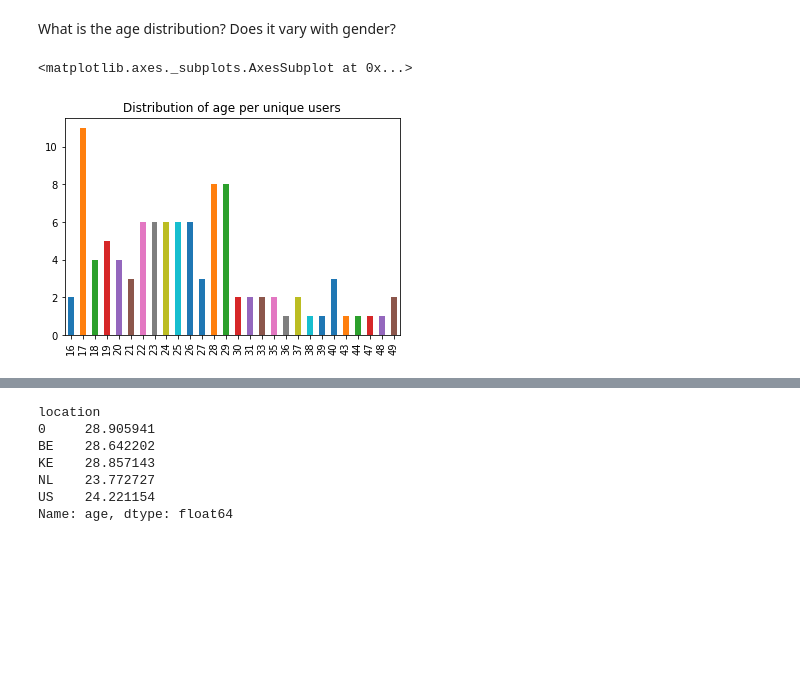
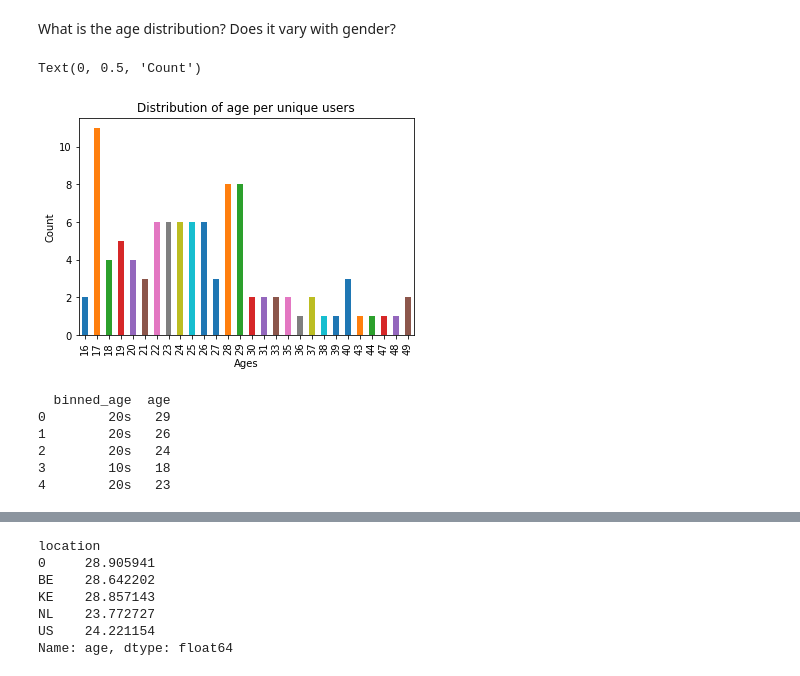
Before and after one commit to MartinaPastor/Pandas_for_data_analysis, a Jupyter notebook: Activities_analysis.ipynb, the cells around one changed output, grey strips where cells are left out. Drawn from its saved outputs; the diff is of its cells as text; code cells hidden in the pictures; blank space fills up the shorter version.

```diff
--- a/Activities_analysis.ipynb
+++ b/Activities_analysis.ipynb
@@ -215,9 +215,26 @@ The number of records forthe unspecified location is 308 .
 # %% [markdown]
 What is the age distribution? Does it vary with gender?
 # %%
-# a clearer plot showing the count by age of users
+# a plot showing the count by age of users
 ages = df.groupby('user').first().age.value_counts().sort_index()
 ages.plot.bar(x = 'age', y = 'count', title='Distribution of age per unique users')
+plt.xlabel('Ages')
+plt.ylabel('Count')
 # %% [output]
-<matplotlib.axes._subplots.AxesSubplot at 0x...>
+Text(0, 0.5, 'Count')
-[figure, old version]
+[figure, new version]
+# %%
+#creating bins to discretize numerical data for a more appealing visualisation
+bins = [10, 20, 30, 40, 50]
+age_labels = ['10s','20s','30s','40s']
+df['binned_age'] = pd.cut(df['age'], bins, labels=age_labels)
+
+# Print the first few rows of the data
+print(df[['binned_age', 'age']].head())
+# %% [output]
+  binned_age  age
+0        20s   29
+1        20s   26
+2        20s   24
+3        10s   18
+4        20s   23
```
Also changed, not shown: parts of 7 cells of this notebook.
